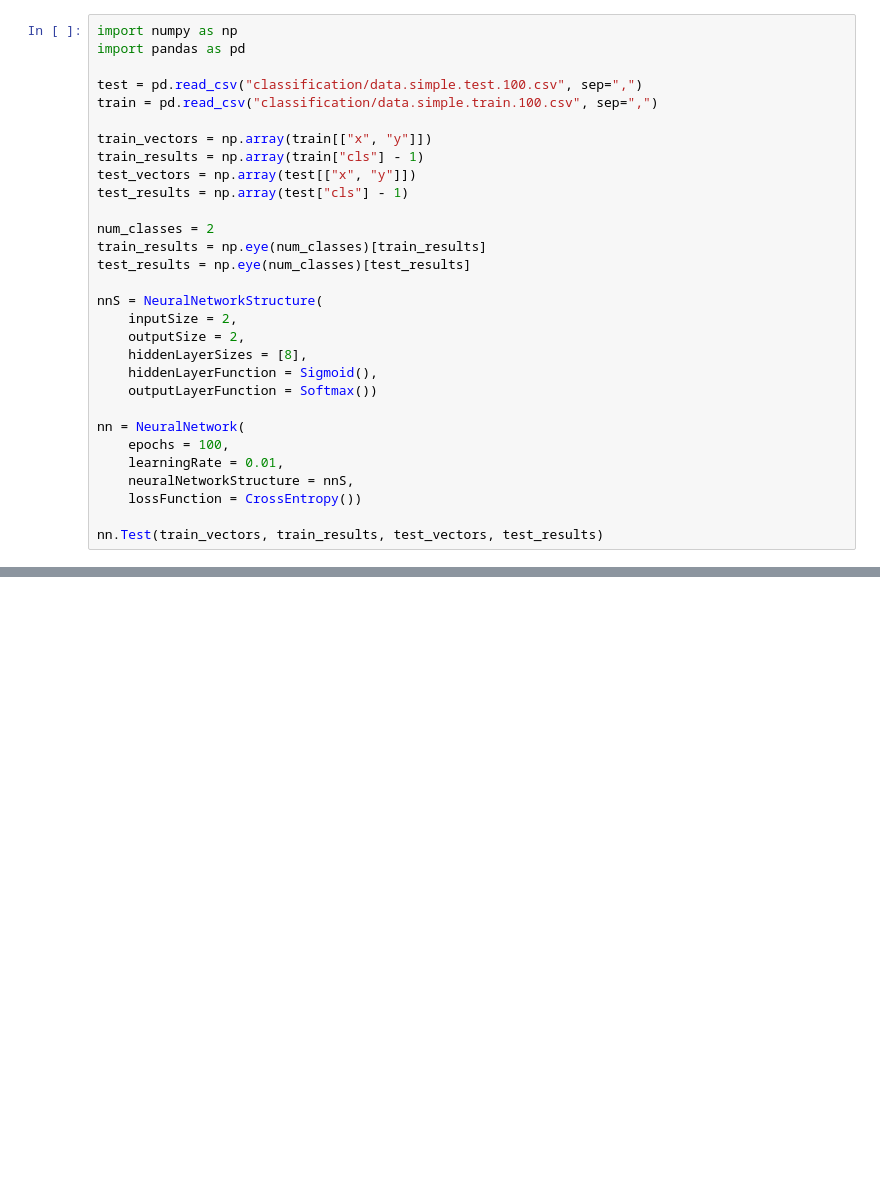
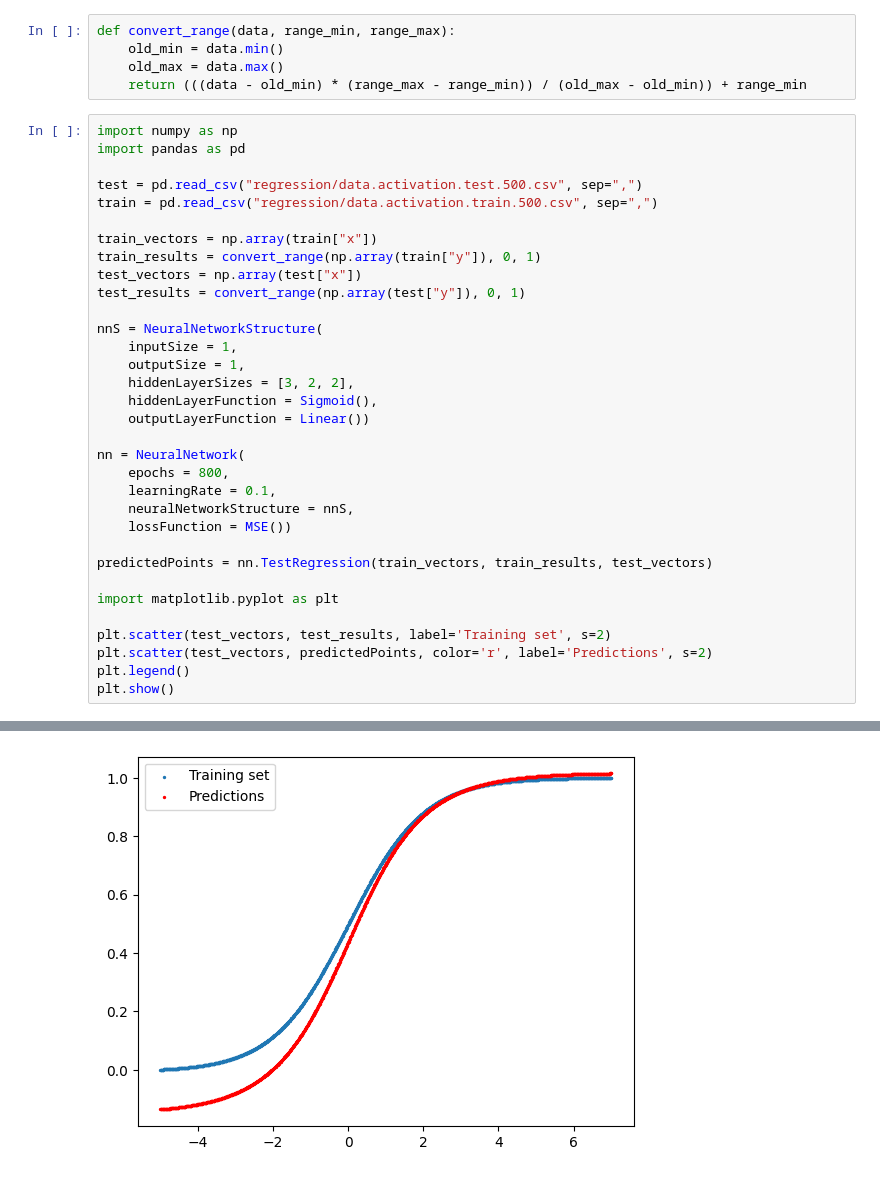
Before and after one commit to Kubex212/mnist, a Jupyter notebook: sentence_2g.ipynb, the cells around one changed output, grey strips where cells are left out. Cells and saved outputs as stored; diff of their text form; blank space fills up the shorter version.

```diff
--- a/sentence_2g.ipynb
+++ b/sentence_2g.ipynb
@@ -171,31 +303,39 @@ class NeuralNetwork:
+# %%
+def convert_range(data, range_min, range_max):
+    old_min = data.min()
+    old_max = data.max()
+    return (((data - old_min) * (range_max - range_min)) / (old_max - old_min)) + range_min
 # %%
 import numpy as np
 import pandas as pd
 
-test = pd.read_csv("classification/data.simple.test.100.csv", sep=",")
-train = pd.read_csv("classification/data.simple.train.100.csv", sep=",")
+test = pd.read_csv("regression/data.activation.test.500.csv", sep=",")
+train = pd.read_csv("regression/data.activation.train.500.csv", sep=",")
 
-train_vectors = np.array(train[["x", "y"]])
-train_results = np.array(train["cls"] - 1)
-test_vectors = np.array(test[["x", "y"]])
-test_results = np.array(test["cls"] - 1)
-
-num_classes = 2
-train_results = np.eye(num_classes)[train_results]
-test_results = np.eye(num_classes)[test_results]
+train_vectors = np.array(train["x"])
+train_results = convert_range(np.array(train["y"]), 0, 1)
+test_vectors = np.array(test["x"])
+test_results = convert_range(np.array(test["y"]), 0, 1)
 
 nnS = NeuralNetworkStructure(
-    inputSize = 2,
-    outputSize = 2,
-    hiddenLayerSizes = [8],
+    inputSize = 1,
+    outputSize = 1,
+    hiddenLayerSizes = [3, 2, 2],
     hiddenLayerFunction = Sigmoid(),
-    outputLayerFunction = Softmax())
+    outputLayerFunction = Linear())
 
 nn = NeuralNetwork(
-    epochs = 100,
-    learningRate = 0.01,
+    epochs = 800,
+    learningRate = 0.1,
     neuralNetworkStructure = nnS,
-    lossFunction = CrossEntropy())
+    lossFunction = MSE())
 
-nn.Test(train_vectors, train_results, test_vectors, test_results)
+predictedPoints = nn.TestRegression(train_vectors, train_results, test_vectors)
+
+import matplotlib.pyplot as plt
+
+plt.scatter(test_vectors, test_results, label='Training set', s=2)
+plt.scatter(test_vectors, predictedPoints, color='r', label='Predictions', s=2)
+plt.legend()
+plt.show()
 # %% [output]
@@ -218,0 +342 @@ Epoch 100/100, Test Accuracy: 100.00% Correct: 100, All: 100
+[figure, added]
```
Also changed, not shown: parts of 7 cells of this notebook.
